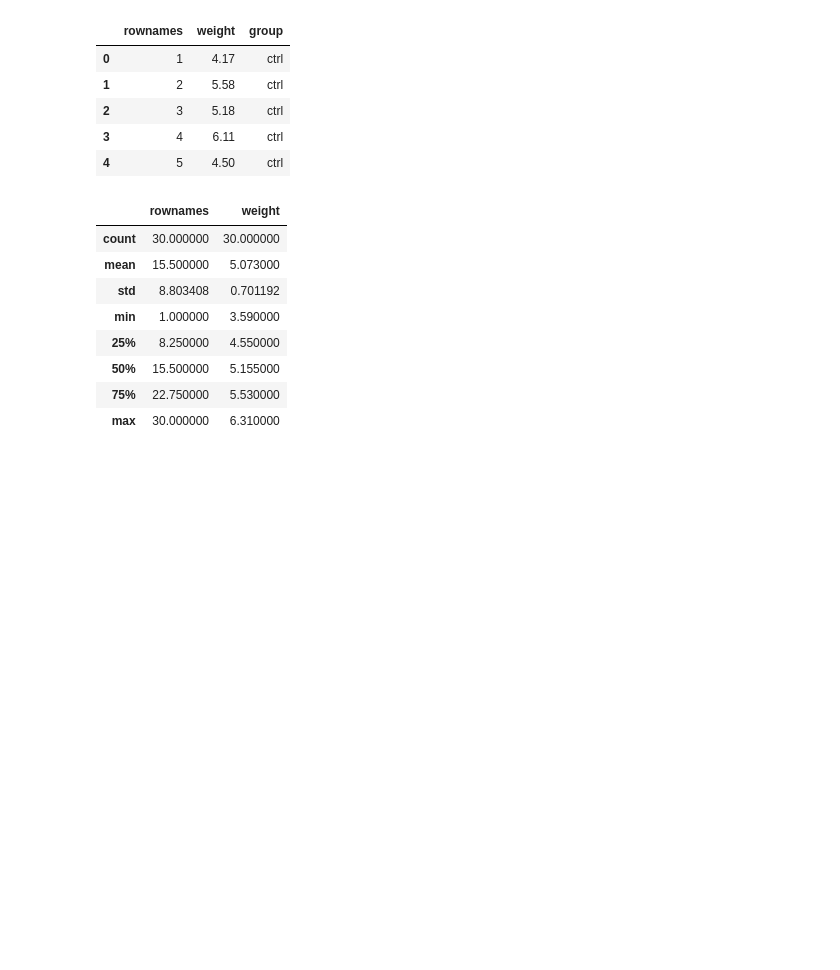
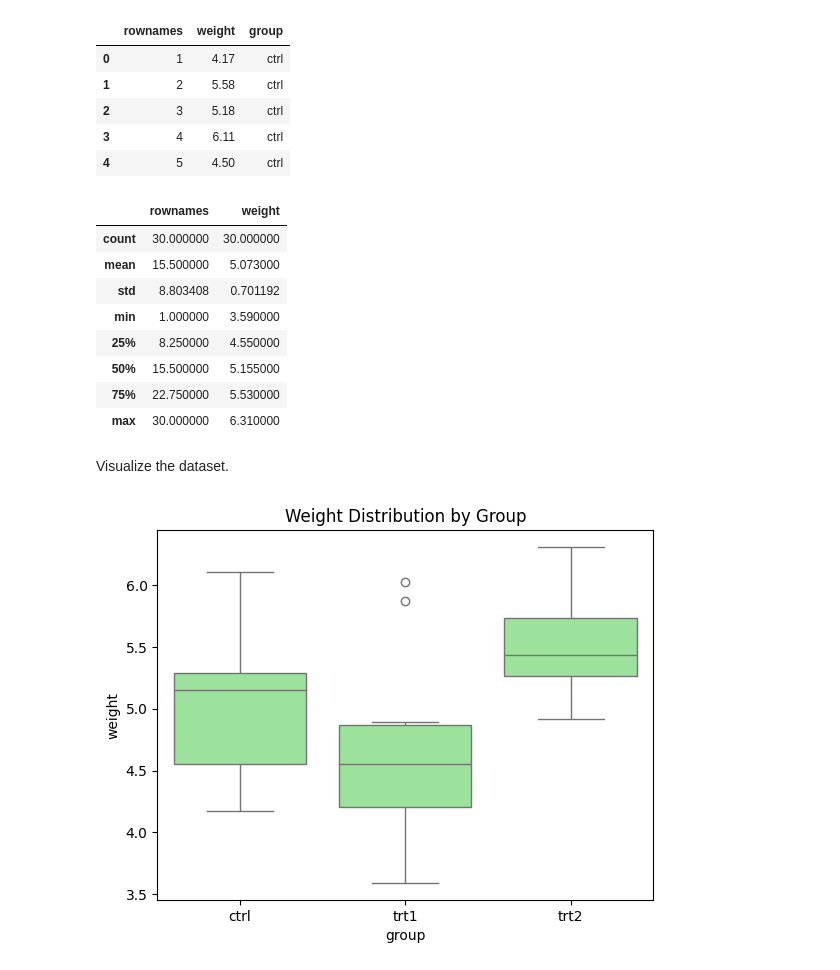
Before and after one commit to Waszka22/statistics, a Jupyter notebook: project.ipynb, the cells around one changed output. Saved outputs shown, nothing was run; the diff lists cells and outputs as text; code cells hidden in the pictures; blank space fills up the shorter version.

Commit message:
adding box plot

```diff
--- a/project.ipynb
+++ b/project.ipynb
@@ -108,3 +112,14 @@ plant_growth.describe()
 | 50% | 15.500000 | 5.155000 |
 | 75% | 22.750000 | 5.530000 |
 | max | 30.000000 | 6.310000 |
+# %% [markdown]
+Visualize the dataset.
+# %%
+# Box plot.
+sns.boxplot(x='group', y='weight', data=plant_growth, color="lightgreen")
+# Adding title.
+plt.title('Weight Distribution by Group')
+# Show the plot.
+plt.show()
+# %% [output]
+[figure, added]
```
Also changed, not shown: parts of 3 cells of this notebook.
